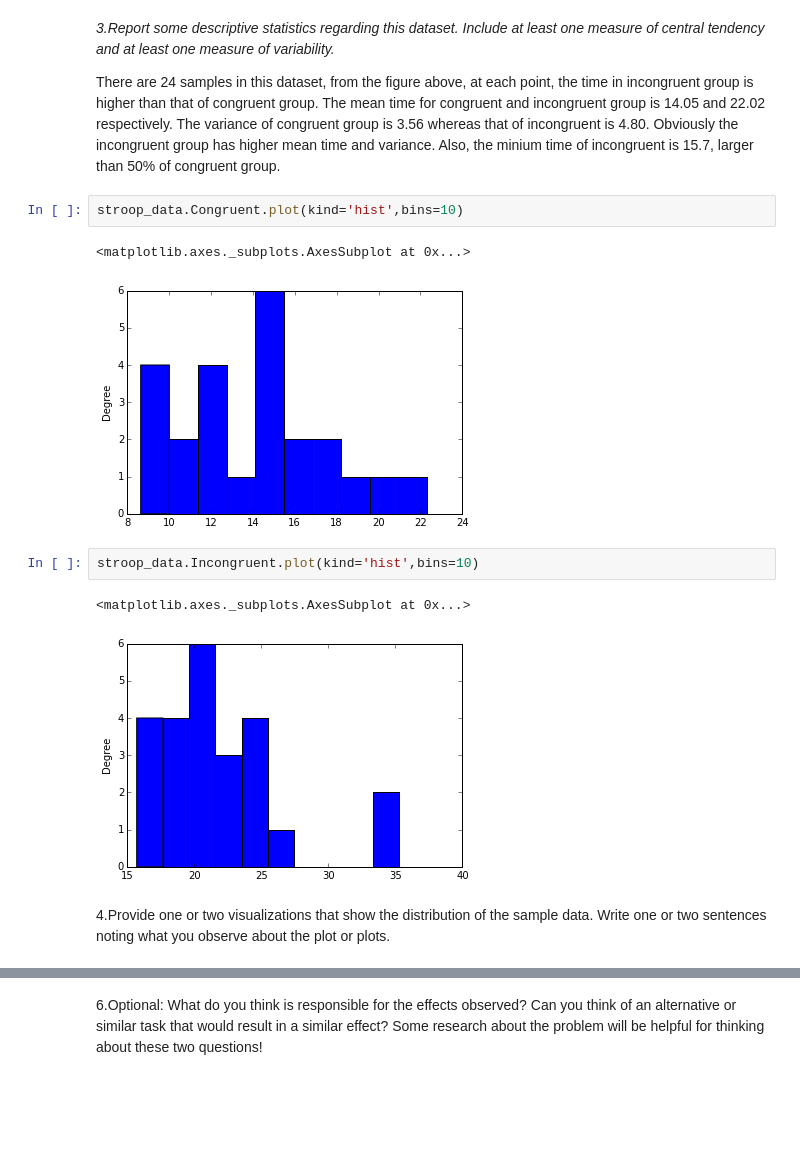
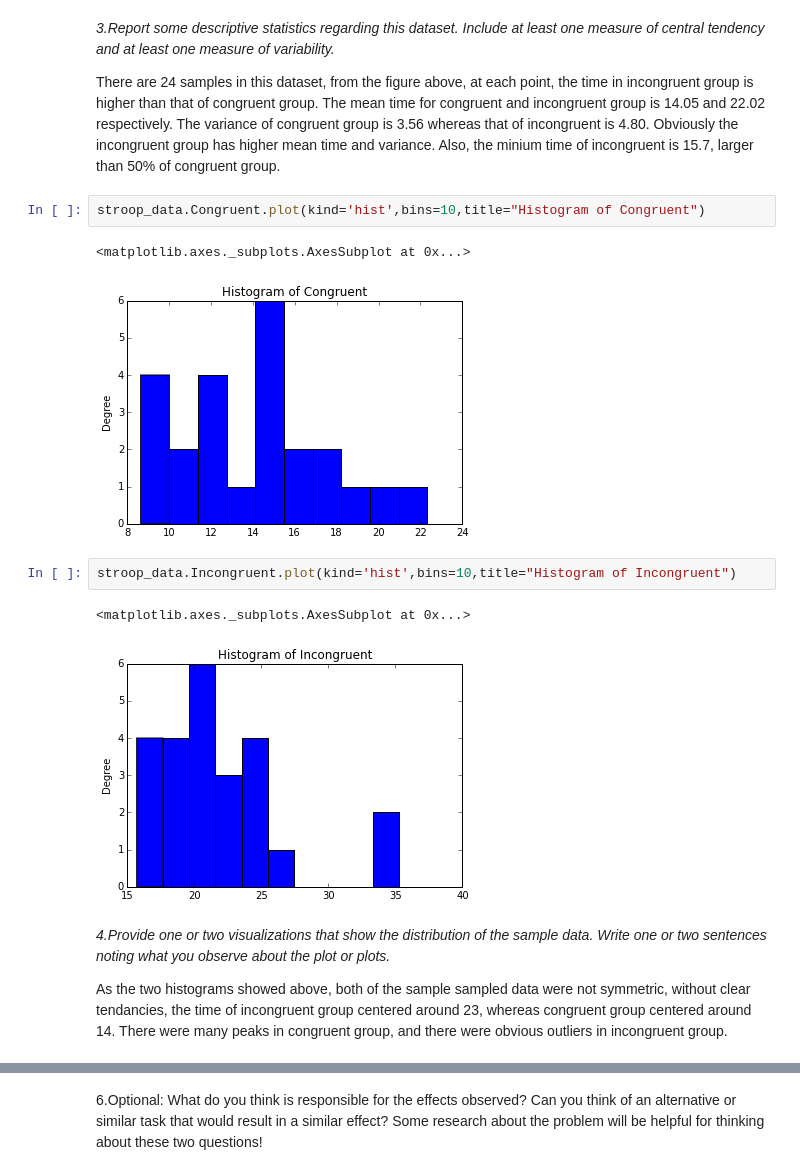
Before and after one commit to richardsun-voyager/DataAnalystNanodegreeProjects, a Jupyter notebook: StroopTask/Stroop Task Analysis.ipynb, the cells around one changed output, grey strips where cells are left out. Cells and saved outputs as stored; diff of their text form; blank space fills up the shorter version.

```diff
--- a/StroopTask/Stroop Task Analysis.ipynb
+++ b/StroopTask/Stroop Task Analysis.ipynb
@@ -60,14 +64,16 @@ stroop_data.plot(title = 'Stroop Task Time')
 
 There are 24 samples in this dataset, from the figure above, at each point, the time in incongruent group is higher than that of congruent group. The mean time for congruent and incongruent group is 14.05 and 22.02 respectively. The variance of congruent group is 3.56 whereas that of incongruent is 4.80. Obviously the incongruent group has higher mean time and variance. Also, the minium time of incongruent is 15.7, larger than 50% of congruent group.
 # %%
-stroop_data.Congruent.plot(kind='hist',bins=10)
+stroop_data.Congruent.plot(kind='hist',bins=10,title="Histogram of Congruent")
 # %% [output]
 <matplotlib.axes._subplots.AxesSubplot at 0x...>
-[figure, old version]
+[figure, new version]
 # %%
-stroop_data.Incongruent.plot(kind='hist',bins=10)
+stroop_data.Incongruent.plot(kind='hist',bins=10,title="Histogram of Incongruent")
 # %% [output]
 <matplotlib.axes._subplots.AxesSubplot at 0x...>
-[figure, old version]
+[figure, new version]
 # %% [markdown]
-4.Provide one or two visualizations that show the distribution of the sample data. Write one or two sentences noting what you observe about the plot or plots.
+*4.Provide one or two visualizations that show the distribution of the sample data. Write one or two sentences noting what you observe about the plot or plots.*
+
+As the two histograms showed above, both of the sample sampled data were not symmetric, without clear tendancies, the time of incongruent group centered around 23, whereas congruent group centered around 14. There were many peaks in congruent group, and there were obvious outliers in incongruent group.
```
Also changed, not shown: parts of 10 cells of this notebook, 1 other file.
